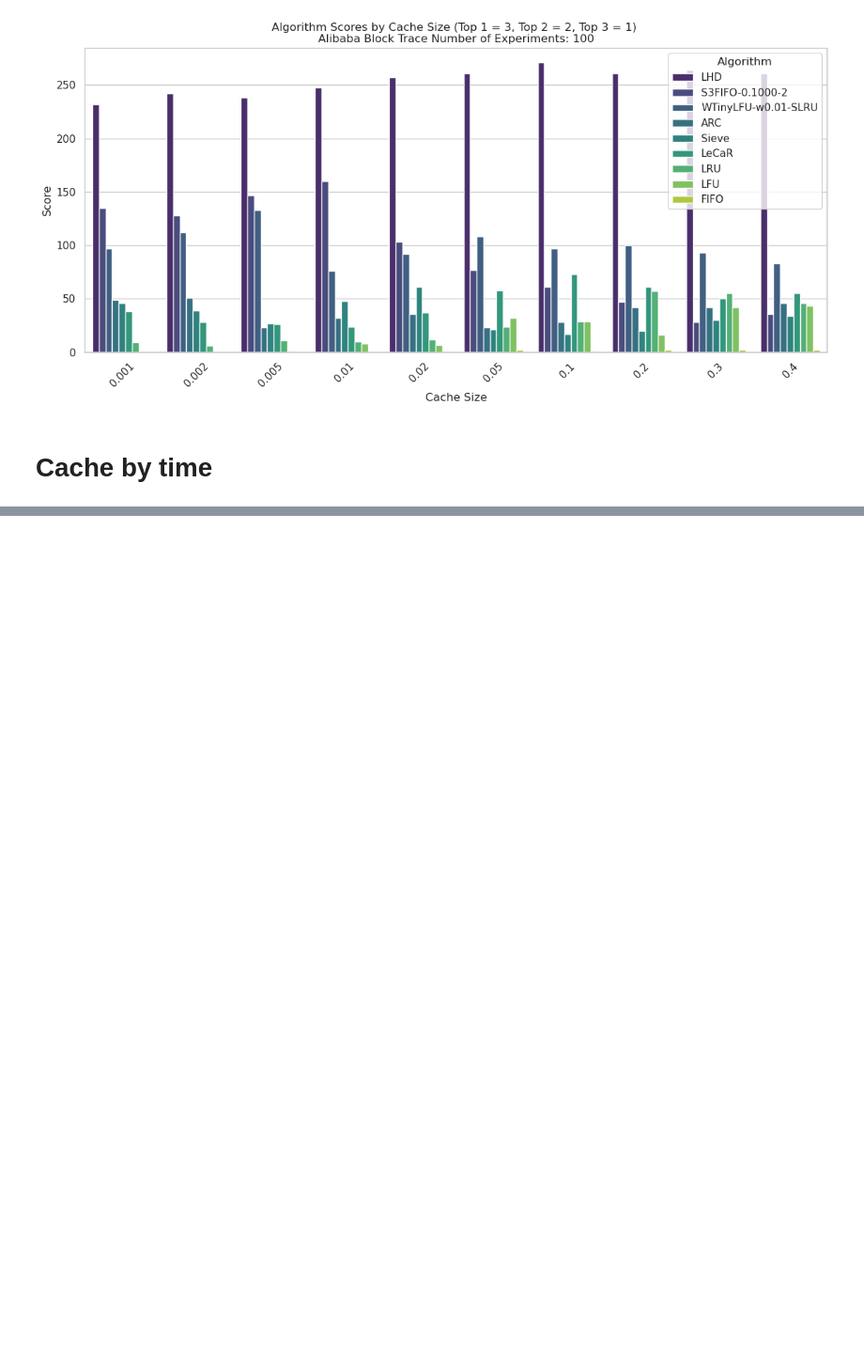
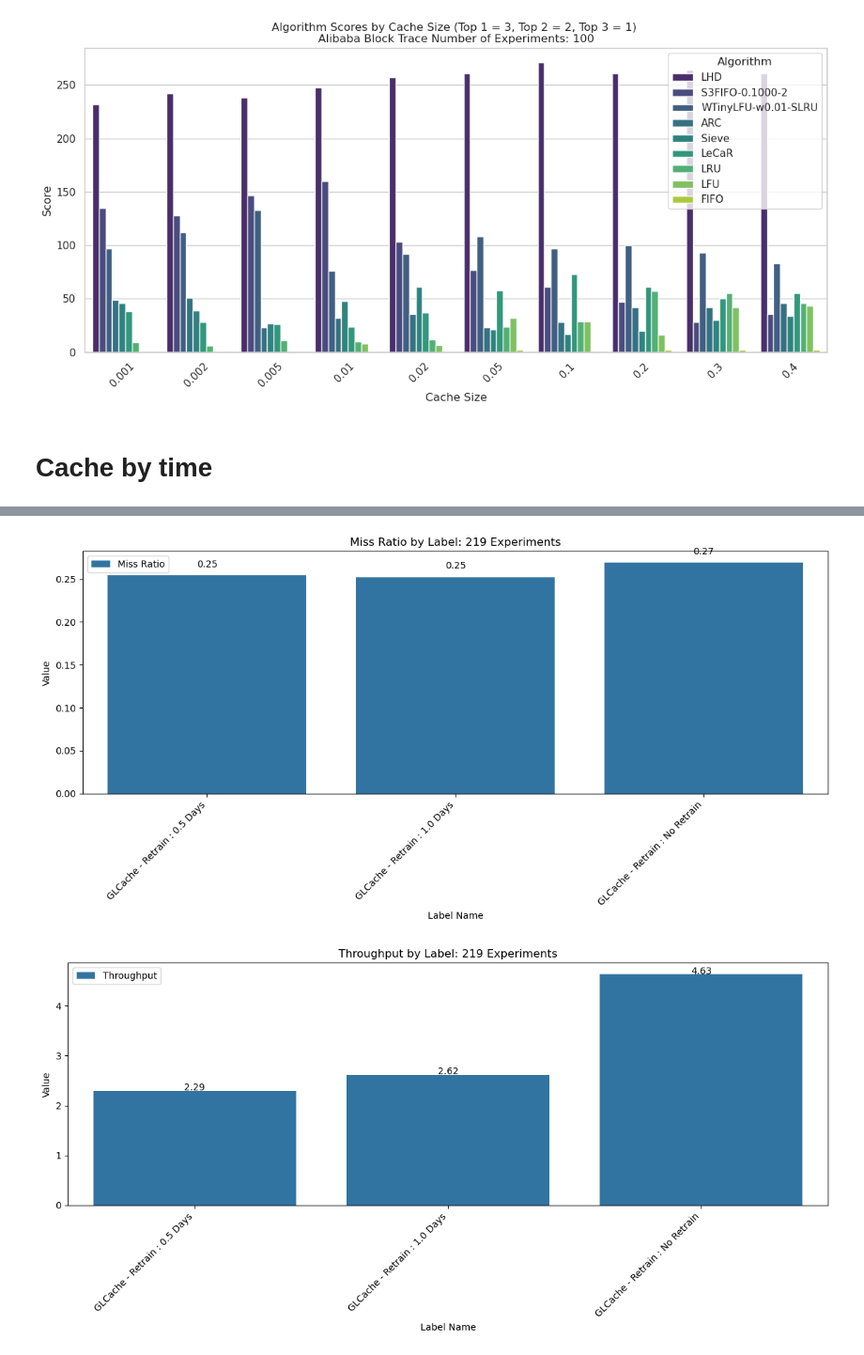
Before and after one commit to williamnixon20/libcachesim-drift, a Jupyter notebook: analyzer.ipynb, the cells around one changed output, grey strips where cells are left out. Shown: that part at 94% size. Cells and saved outputs as stored; diff of their text form; code cells hidden in the pictures; blank space fills up the shorter version.

```diff
--- a/analyzer.ipynb
+++ b/analyzer.ipynb
@@ -231,3 +231,66 @@ for idx, file in enumerate(glob.glob(abs_path + "/*/*.cachesim")):
+# %%
+from matplotlib import pyplot as plt
+import seaborn as sns
+import pandas as pd
+import glob
+import numpy as np
+
+giant_df = pd.DataFrame()
+max_idx = 0
+for idx, file in enumerate(glob.glob(abs_path + "/*/*.csv")):
+    df = pd.read_csv(file)
+    df['File name'] = df['File name'].apply(lambda x: x.split("/")[-1])
+    # df names with type - retrain interval, convert retrain interval to days first
+    df['Label name'] = df['Cache type'] + " - Retrain : " + df['Retrain Interval'].apply(lambda x: (str(x/86400) + " Days") if x/86400 < 30 else "No Retrain")
+    giant_df = pd.concat([giant_df, df])
+    max_idx = max(max_idx, idx)
+
+# Average all of them out, with 'label name'
+df_grouped = giant_df.groupby(['Label name']).agg(
+    miss_ratio_mean=('Miss ratio', 'mean'),
+    throughput_mean=('Throughput', 'mean'),
+)
+
+plt.figure(figsize=(12, 6))
+
+# Plot miss_ratio_mean
+sns.barplot(x='Label name', y='miss_ratio_mean', data=df_grouped, label='Miss Ratio')
+
+# Customize the plot
+plt.xticks(rotation=45, ha='right')
+plt.title(f"Miss Ratio by Label: {idx} Experiments")
+plt.ylabel("Value")
+plt.xlabel("Label Name")
+plt.legend(loc='upper left')
+plt.tight_layout()
+
+for index, value in enumerate(df_grouped['miss_ratio_mean']):
+    plt.text(index, value + 0.01, f'{value:.2f}', ha='center', fontsize=10)
+
+# Show the plot
+plt.show()
+
+plt.figure(figsize=(12, 6))
+
+# Plot miss_ratio_mean
+sns.barplot(x='Label name', y='throughput_mean', data=df_grouped, label='Throughput')
+
+# Customize the plot
+plt.xticks(rotation=45, ha='right')
+plt.title(f"Throughput by Label: {idx} Experiments")
+plt.ylabel("Value")
+plt.xlabel("Label Name")
+plt.legend(loc='upper left')
+plt.tight_layout()
+
+for index, value in enumerate(df_grouped['throughput_mean']):
+    plt.text(index, value + 0.01, f'{value:.2f}', ha='center', fontsize=10)
+
+# Show the plot
+plt.show()
+# %% [output]
+[figure, added]
+[figure, added]
 # %%
 from matplotlib import pyplot as plt
 import seaborn as sns
```
Also changed, not shown: parts of 7 cells of this notebook, 15 other files.
